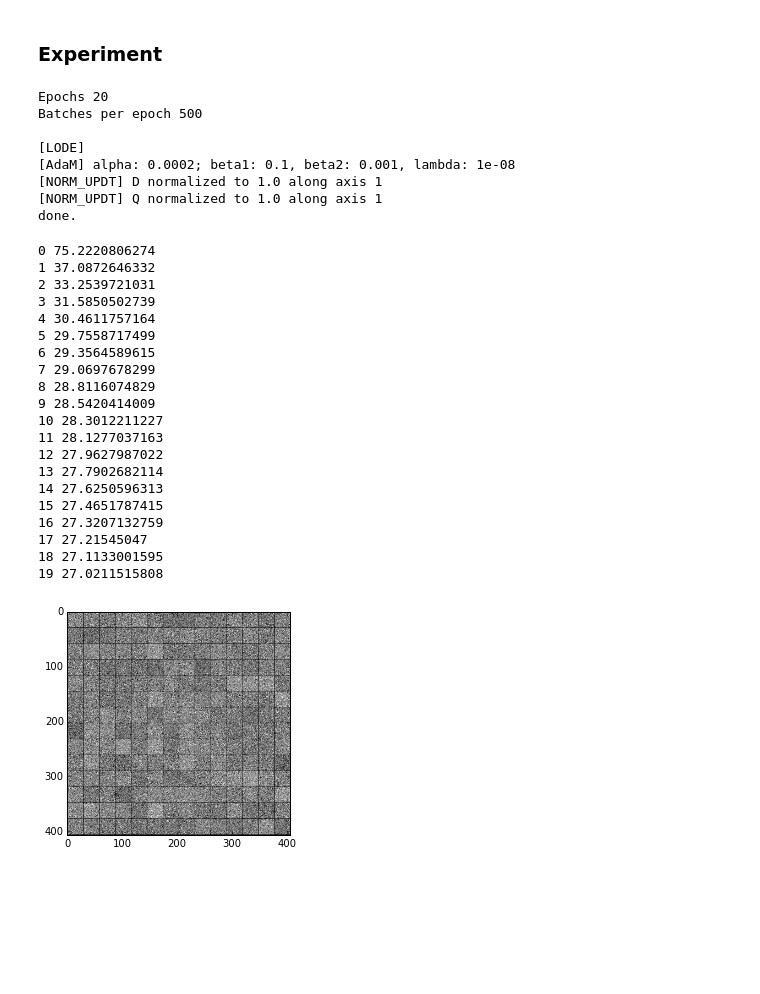
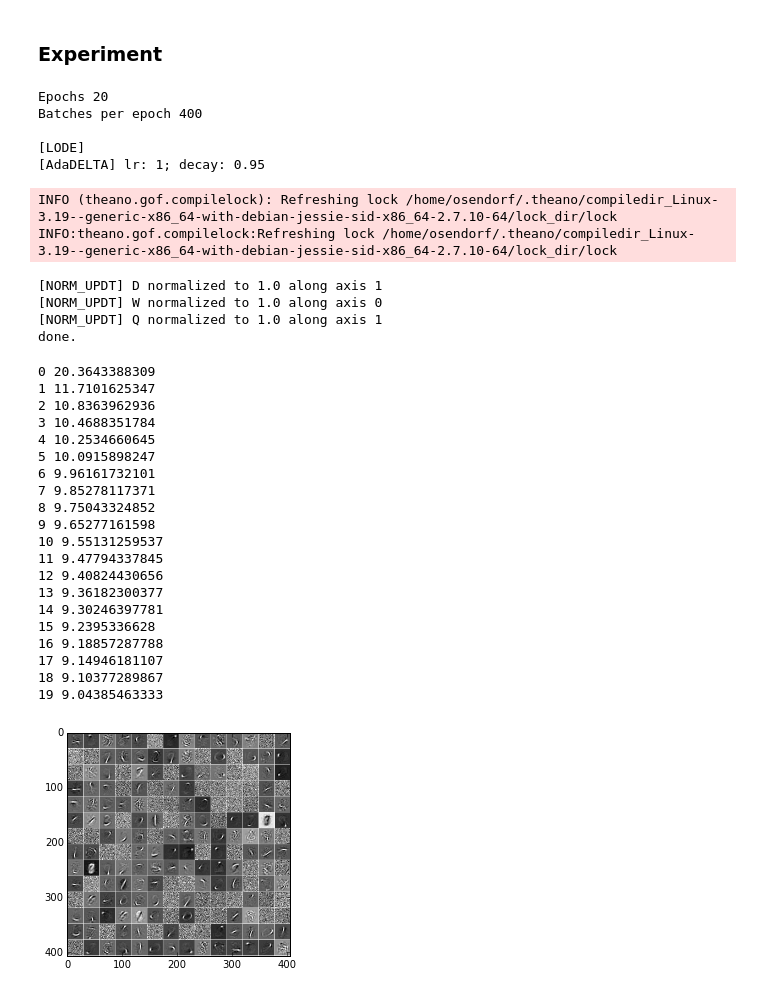
Before and after one commit to osdf/utils, a Jupyter notebook: notebooks/LISTA|CoD-MNIST.ipynb, the cells around one changed output. Drawn from its saved outputs; the diff is of its cells as text; code cells hidden in the pictures; blank space fills up the shorter version.

```diff
--- a/notebooks/LISTA|CoD-MNIST.ipynb
+++ b/notebooks/LISTA|CoD-MNIST.ipynb
@@ -248,9 +248,9 @@ print
 sparse_shape=14*14
 Dinit = {"shape": (sparse_shape, data.shape[1]), "variant": "normal", "std": 0.1}
 Qinit = {"shape": (sparse_shape, sparse_shape), "variant": "normal", "std": 0.1}
-lmbd = 1. # sparsity weight
+lmbd = 1 # sparsity weight
 L = 1.
-layers = 10
+layers = 5
 config = {"D": Dinit, "layers": layers, "L": L, "lambda": lmbd, "Q": Qinit}
 # normalize weights according to this config
 norm_dic = {"D": {"axis":1, "c": 1.}
@@ -259,14 +259,14 @@ norm_dic = {"D": {"axis":1, "c": 1.}
 # non-diagonals should be at most 0
 #thresh_dic = {"Q": {"thresh": 0}}
 
-x, params, cost, rec, z = crino.lode(config=config, activ=T.tanh, tied=True)
+x, params, cost, rec, z = crino.lode(config=config, activ=crino.relu, tied=False)
 grads = T.grad(cost, params)
 
 # training ...
 settings = {"lr": lr, "momentum": momentum, "decay": decay}
 # ... with stochastic gradient + momentum
 #updates = crino.momntm(params, grads, settings)#, **norm_dic)
-updates = crino.adam(params, grads, settings)#, **norm_dic)
+updates = crino.adadelta(params, grads, settings)#, **norm_dic)
 # ... normalize weights
 for p in params:
     if p.name == "Q":
@@ -287,13 +287,16 @@ train = theano.function([x], cost, updates=updates,
 print 'done.'
 # %% [output]
 Epochs 20
-Batches per epoch 500
+Batches per epoch 400
 
 [LODE]
-[AdaM] alpha: 0.0002; beta1: 0.1, beta2: 0.001, lambda: 1e-08
-[NORM_UPDT] D normalized to 1.0 along axis 1
-[NORM_UPDT] Q normalized to 1.0 along axis 1
-done.
+[AdaDELTA] lr: 1; decay: 0.95
+INFO (theano.gof.compilelock): Refreshing lock /home/osendorf/.theano/compiledir_Linux-3.19--generic-x86_64-with-debian-jessie-sid-x86_64-2.7.10-64/lock_dir/lock
+INFO:theano.gof.compilelock:Refreshing lock /home/osendorf/.theano/compiledir_Linux-3.19--generic-x86_64-with-debian-jessie-sid-x86_64-2.7.10-64/lock_dir/lock
+[NORM_UPDT] D normalized to 1.0 along axis 1
+[NORM_UPDT] W normalized to 1.0 along axis 0
+[NORM_UPDT] Q normalized to 1.0 along axis 1
+done.
 # %%
 # Rerun this cell if another full number of epochs should be trained.
 sz = data.shape[0]
@@ -303,33 +306,33 @@ for epoch in xrange(epochs):
         cost += btsz*train(data[mbi*btsz:(mbi+1)*btsz])
     print epoch, cost/sz
 # %% [output]
-0 75.2220806274
-1 37.0872646332
-2 33.2539721031
-3 31.5850502739
-4 30.4611757164
-5 29.7558717499
-6 29.3564589615
-7 29.0697678299
-8 28.8116074829
-9 28.5420414009
-10 28.3012211227
-11 28.1277037163
-12 27.9627987022
-13 27.7902682114
-14 27.6250596313
-15 27.4651787415
-16 27.3207132759
-17 27.21545047
-18 27.1133001595
-19 27.0211515808
+0 20.3643388309
+1 11.7101625347
+2 10.8363962936
+3 10.4688351784
+4 10.2534660645
+5 10.0915898247
+6 9.96161732101
+7 9.85278117371
+8 9.75043324852
+9 9.65277161598
+10 9.55131259537
+11 9.47794337845
+12 9.40824430656
+13 9.36182300377
+14 9.30246397781
+15 9.2395336628
+16 9.18857287788
+17 9.14946181107
+18 9.10377289867
+19 9.04385463333
 # %%
-im = np.array(misc.visualize(params[0].get_value(), data.shape[1]))
+im = np.array(misc.visualize(params[0].get_value(), data.shape[1], fill=255))
 plt.imshow(im, cmap=cm.gray)
-import Image as img
+from PIL import Image as img
 img.fromarray(im).save('D.png')
 # %% [output]
-[figure, old version]
+[figure, new version]
 # %%
 reconstructor = theano.function([x], rec, allow_input_downcast=True)
 recs = reconstructor(data[:14*14])
```
Also changed, not shown: parts of 21 cells of this notebook, 1 other file.
